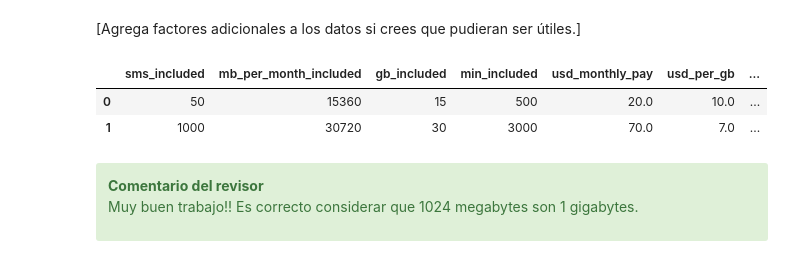
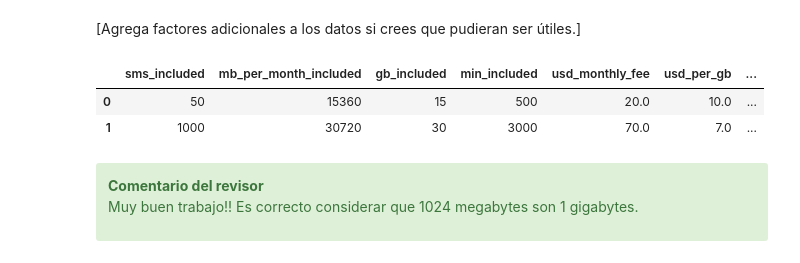
Before and after one commit to aldotoms/Proyectos-Finales-Github, a Jupyter notebook: Proyecto_SP5_V2.0.ipynb, the cells around one changed output. Cells and saved outputs as stored; diff of their text form; code cells hidden in the pictures.

```diff
--- a/Proyecto_SP5_V2.0.ipynb
+++ b/Proyecto_SP5_V2.0.ipynb
@@ -216,11 +217,11 @@ Listo Tionatiuh, ya he agregado y cargado la librería de math para el redondeo
 ## 1.2 Cargar datos     <a id='dataload'></a>
 # %%
 # Carga los archivos de datos en diferentes DataFrames
-df_users = pd.read_csv(r'C:\Users\aldot\OneDrive\TripleTen_DS\Sprint 5_Análisis estadístico de datos\Proyecto SP5\Datasets\megaline_users.csv', sep=',')
-df_plans = pd.read_csv(r'C:\Users\aldot\OneDrive\TripleTen_DS\Sprint 5_Análisis estadístico de datos\Proyecto SP5\Datasets\megaline_plans.csv', sep=',')
-df_calls = pd.read_csv(r'C:\Users\aldot\OneDrive\TripleTen_DS\Sprint 5_Análisis estadístico de datos\Proyecto SP5\Datasets\megaline_calls.csv', sep=',')
-df_data = pd.read_csv(r'C:\Users\aldot\OneDrive\TripleTen_DS\Sprint 5_Análisis estadístico de datos\Proyecto SP5\Datasets\megaline_internet.csv', sep=',')
-df_sms = pd.read_csv(r'C:\Users\aldot\OneDrive\TripleTen_DS\Sprint 5_Análisis estadístico de datos\Proyecto SP5\Datasets\megaline_messages.csv', sep=',')
+df_users = pd.read_csv(r'C:\Users\10147115\Python Project Folder\TripleTen_DS\Sprint 5_Análisis estadístico de datos\Proyecto SP5\Datasets\megaline_users.csv', sep=',')
+df_plans = pd.read_csv(r'C:\Users\10147115\Python Project Folder\TripleTen_DS\Sprint 5_Análisis estadístico de datos\Proyecto SP5\Datasets\megaline_plans.csv', sep=',')
+df_calls = pd.read_csv(r'C:\Users\10147115\Python Project Folder\TripleTen_DS\Sprint 5_Análisis estadístico de datos\Proyecto SP5\Datasets\megaline_calls.csv', sep=',')
+df_data = pd.read_csv(r'C:\Users\10147115\Python Project Folder\TripleTen_DS\Sprint 5_Análisis estadístico de datos\Proyecto SP5\Datasets\megaline_internet.csv', sep=',')
+df_sms = pd.read_csv(r'C:\Users\10147115\Python Project Folder\TripleTen_DS\Sprint 5_Análisis estadístico de datos\Proyecto SP5\Datasets\megaline_messages.csv', sep=',')
 # %% [markdown]
 ## 1.3 Preparar los datos <a id='data_preprocessing'></a>
 # %% [markdown]
@@ -303,13 +307,13 @@ memory usage: 260.0+ bytes
 # %%
 # Agregamos una columna que contenga el los Mb (Megabytes) incluídos en Gb (Gigabytes)
 gb_included = (df_plans['mb_per_month_included'] / 1024).astype('int64')
 df_plans.insert(2, 'gb_included', gb_included)
 
-# renombramos las columnas más descriptivas
-df_plans.columns = ['sms_included', 'mb_per_month_included', 'gb_included', 'min_included', 'usd_monthly_pay', 'usd_per_gb', 'usd_per_sms', 'usd_per_minute','plan']
+# renombramos las columnas con nombres más descriptivos y para mantener la uniformidad
+df_plans.columns = ['sms_included', 'mb_per_month_included', 'gb_included', 'min_included', 'usd_monthly_fee', 'usd_per_gb', 'usd_per_sms', 'usd_per_minute','plan']
 df_plans
 # %% [output]
-|  | sms_included | mb_per_month_included | gb_included | min_included | usd_monthly_pay | usd_per_gb | ... |
+|  | sms_included | mb_per_month_included | gb_included | min_included | usd_monthly_fee | usd_per_gb | ... |
 | 0 | 50 | 15360 | 15 | 500 | 20.0 | 10.0 | ... |
 | 1 | 1000 | 30720 | 30 | 3000 | 70.0 | 7.0 | ... |
 # %% [markdown]
```
Also changed, not shown: parts of 40 cells of this notebook.
